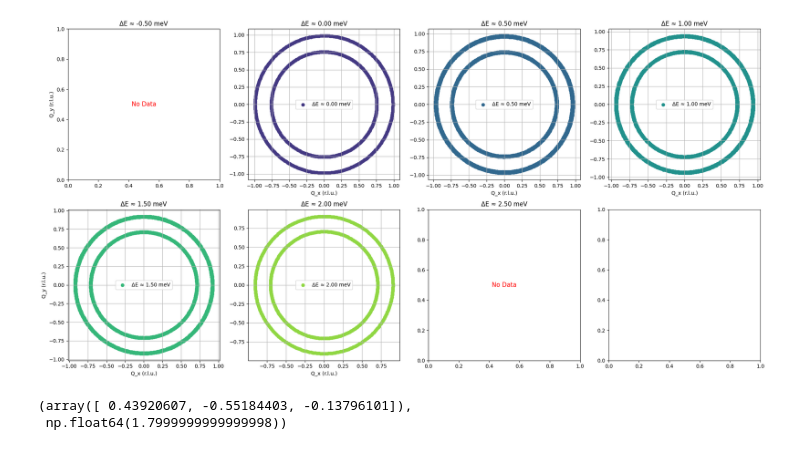
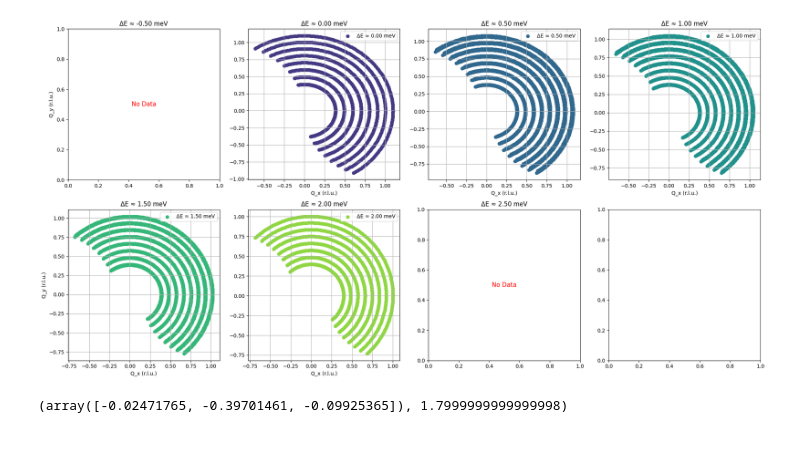
Before and after one commit to henrikjacobsenfys/Bifrost-analysis, a Jupyter notebook: scattering_predictor.ipynb, the cells around one changed output. Drawn from its saved outputs; the diff is of its cells as text; code cells hidden in the pictures.

```diff
--- a/scattering_predictor.ipynb
+++ b/scattering_predictor.ipynb
@@ -219,31 +219,31 @@ def plot_adjusted_energy_2D(results):
 # %%
 
 # Example parameters
 a, b, c = 4.0, 4.0, 4.0  # Lattice parameters in Angstrom
 alpha, beta, gamma = 90, 90, 90  # Lattice angles in degrees
 E_i = 5.0  # Incoming energy in meV
-detector_angles = [45,60]  # Detector angles in degrees
-sample_rotations = np.linspace(0,360,361)  # Sample rotation angles in degrees
+detector_angles = [45-22.5,45+22.5]  # Detector angles in degrees
+detector_angles = np.linspace(45-22.5,45+22.5,8)
+sample_rotations = np.linspace(0,180,181)  # Sample rotation angles in degrees
 # sample_rotations=[0]
 
 
 reciprocal_lattice_vectors = calculate_reciprocal_lattice_vectors(a, b, c, alpha, beta, gamma)
 
 results = []
 for E_f in final_energies:
     for angle in detector_angles:
         Q_lab, delta_E = calculate_lab_Q_E(E_i, E_f, angle)
         for theta_S in sample_rotations:
             Q_rlu = convert_Q_to_sample_frame(Q_lab, theta_S, reciprocal_lattice_vectors)
             results.append((Q_rlu, delta_E))
 
 # plot_3D(results)
 # plot_constant_energy_2D(results, final_energies)  # The new 2D constant energy plots
 plot_adjusted_energy_2D(results)
 # %% [output]
-[figure, old version]
+[figure, new version]
 # %%
 results[1]
 # %% [output]
-(array([ 0.43920607, -0.55184403, -0.13796101]),
- np.float64(1.7999999999999998))
+(array([-0.02471765, -0.39701461, -0.09925365]), 1.7999999999999998)
```
Also changed, not shown: 1 other file.
